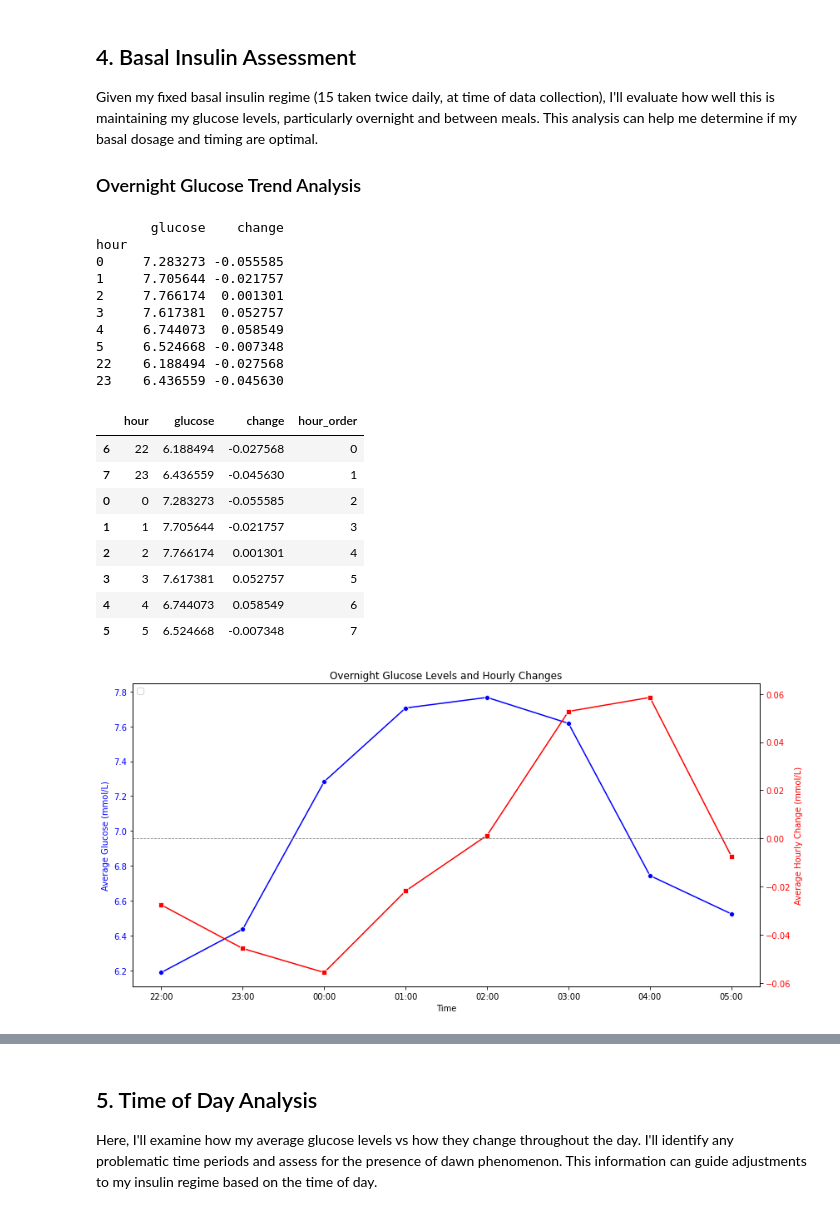
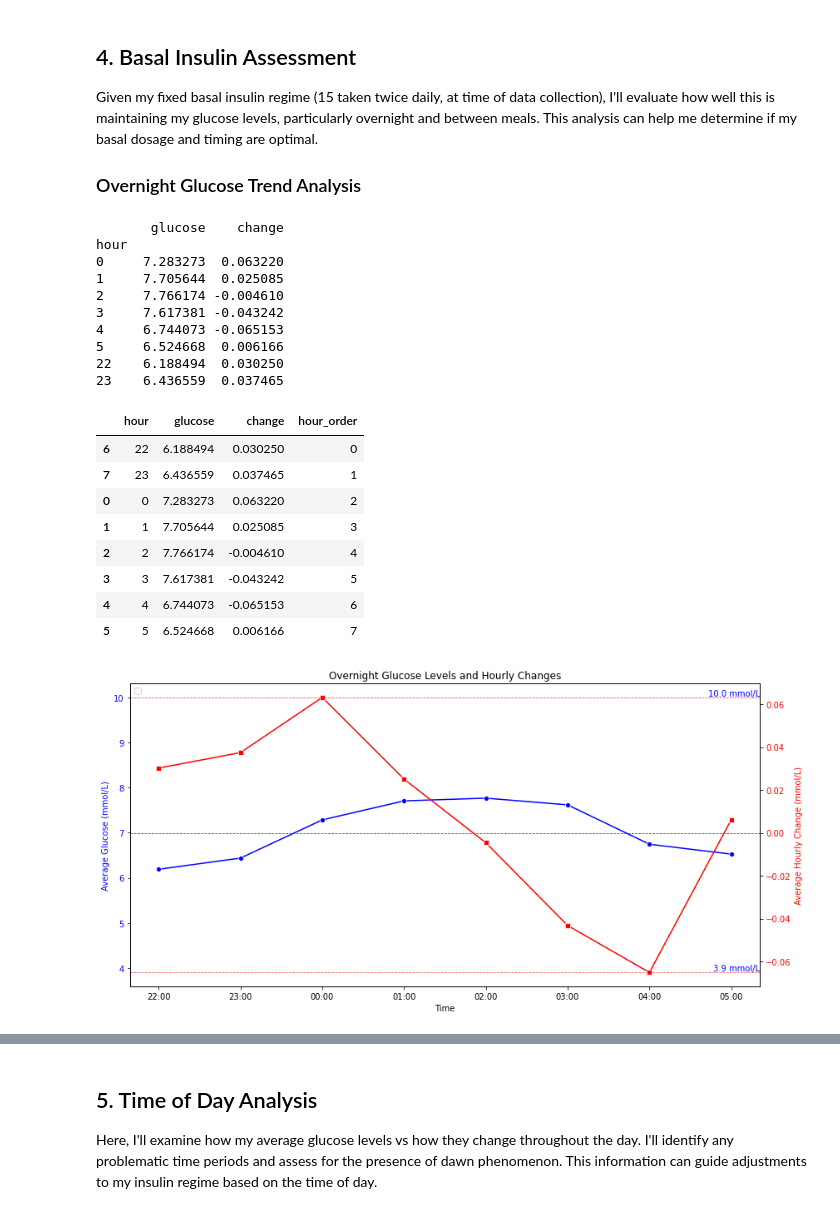
Before and after one commit to Warren8824/simple-glucose-analysis, a Jupyter notebook: glucose_analysis.ipynb, the cells around one changed output, grey strips where cells are left out. Saved outputs shown, nothing was run; the diff lists cells and outputs as text; code cells hidden in the pictures.

Commit message:
update meal impact analysis.

```diff
--- a/glucose_analysis.ipynb
+++ b/glucose_analysis.ipynb
@@ -135,17 +135,21 @@ df.drop(columns=['reset'], inplace=True)
 
 # Create the new column and initialize it with True
 df['no_treatments_for_4hours'] = True
+
 # Iterate through each row
-for index in range(len(df) - 37):  # Exclude the last 36 rows to avoid index error
-    # Check the next 48 rows for any values in 'carbs' or 'bolus' greater than 0
-    if any(df['carbs'].iloc[index + 1:index + 49] > 0) or any(df['bolus'].iloc[index + 1:index + 49] > 0):
+for index in range(len(df) - 48):  # Exclude the last 48 rows to avoid index error
+    # Check the next 48 rows (including the current row) for any values in 'carbs' or 'bolus' greater than 0
+    if any(df['carbs'].iloc[index:index + 49] > 0) or any(df['bolus'].iloc[index:index + 49] > 0):
         df.at[index, 'no_treatments_for_4hours'] = False  # Set to False if treatments are found
 
+# Set the last 48 rows to False as we can't be sure about the full 4 hours ahead
+df.loc[len(df) - 48:, 'no_treatments_for_4hours'] = False
+
 # Calculate the change over the past 5 minutes
-df['change'] = df['glucose'] - df['glucose'].shift(-1)
+df['change'] = df['glucose'] - df['glucose'].shift(1)
 
 # Calculate the change over the past hour
-df['hour_change'] = df['glucose'] - df['glucose'].shift(-12)
+df['hour_change'] = df['glucose'] - df['glucose'].shift(12)
 
 # Define stability conditions
 stable_condition = (df['hour_change'] >= -0.5) & (df['hour_change'] <= 0.5)
@@ -153,6 +157,10 @@ moderate_condition = (df['hour_change'] >= -1.0) & (df['hour_change'] <= 1.0)
 # Create a new column to indicate stability
 df['is_stable'] = stable_condition  # True if stable
 df['is_moderate'] = stable_condition | moderate_condition  # True if stable or moderately stable
+
+# Create columns showing glucose reading 2 hours post and 4 hours post, used for looking at post meal spikes and icr
+df['2h_post_meal_glucose'] = df['glucose'].shift(-24)  # 2 hours forward
+df['4h_post_meal_glucose'] = df['glucose'].shift(-48)  # 4 hours forward
 # %%
 df
 # %% [output]
@@ -808,14 +816,14 @@ print(overnight_avg)
 # %% [output]
        glucose    change
 hour
-0     7.283273 -0.055585
-1     7.705644 -0.021757
-2     7.766174  0.001301
-3     7.617381  0.052757
-4     6.744073  0.058549
-5     6.524668 -0.007348
-22    6.188494 -0.027568
-23    6.436559 -0.045630
+0     7.283273  0.063220
+1     7.705644  0.025085
+2     7.766174 -0.004610
+3     7.617381 -0.043242
+4     6.744073 -0.065153
+5     6.524668  0.006166
+22    6.188494  0.030250
+23    6.436559  0.037465
 # %%
 # Combine overnight_avg and overnight_hourly_change into a DataFrame
 trend_df = pd.DataFrame({'glucose': overnight_avg['glucose'], 'change': overnight_avg['change']})
@@ -833,14 +841,14 @@ trend_df = trend_df.sort_values('hour_order')
 trend_df
 # %% [output]
 |  | hour | glucose | change | hour_order |
-| 6 | 22 | 6.188494 | -0.027568 | 0 |
-| 7 | 23 | 6.436559 | -0.045630 | 1 |
-| 0 | 0 | 7.283273 | -0.055585 | 2 |
-| 1 | 1 | 7.705644 | -0.021757 | 3 |
-| 2 | 2 | 7.766174 | 0.001301 | 4 |
-| 3 | 3 | 7.617381 | 0.052757 | 5 |
-| 4 | 4 | 6.744073 | 0.058549 | 6 |
-| 5 | 5 | 6.524668 | -0.007348 | 7 |
+| 6 | 22 | 6.188494 | 0.030250 | 0 |
+| 7 | 23 | 6.436559 | 0.037465 | 1 |
+| 0 | 0 | 7.283273 | 0.063220 | 2 |
+| 1 | 1 | 7.705644 | 0.025085 | 3 |
+| 2 | 2 | 7.766174 | -0.004610 | 4 |
+| 3 | 3 | 7.617381 | -0.043242 | 5 |
+| 4 | 4 | 6.744073 | -0.065153 | 6 |
+| 5 | 5 | 6.524668 | 0.006166 | 7 |
 # %%
 fig, ax1 = plt.subplots(figsize=(12, 6))
 
@@ -849,35 +857,43 @@ sns.lineplot(x='hour_order', y='glucose', data=trend_df, ax=ax1, color='blue', m
 ax1.set_xlabel('Time')
 ax1.set_ylabel('Average Glucose (mmol/L)', color='blue')
 ax1.tick_params(axis='y', labelcolor='blue')
 
 # Create a twin Axes for hourly change
 ax2 = ax1.twinx()
 
 # Plot hourly change
 sns.lineplot(x='hour_order', y='change', data=trend_df, ax=ax2, color='red', marker='s')
 ax2.set_ylabel('Average Hourly Change (mmol/L)', color='red')
 ax2.tick_params(axis='y', labelcolor='red')
 
 # Add a horizontal line at y=0 for the change axis
-ax2.axhline(y=0, color='gray', linestyle='--', linewidth=0.8)
+ax2.axhline(y=0, color='green', linestyle='--', linewidth=0.8)
 
 # Set title
 plt.title('Overnight Glucose Levels and Hourly Changes')
 
 # Set custom x-ticks and labels
 ax1.set_xticks(range(len(hour_order)))
 ax1.set_xticklabels([f"{h:02d}:00" for h in hour_order])
+
+# Set horizontal gridlines at 3.9 mmol and 10.0 mmol - to show range
+ax1.axhline(y=3.9, color='red', linestyle='--', linewidth=0.8, alpha=0.7)
+ax1.axhline(y=10.0, color='red', linestyle='--', linewidth=0.8, alpha=0.7)
+
+# Add text annotations for the gridlines
+ax1.text(ax1.get_xlim()[1], 3.9, '3.9 mmol/L', verticalalignment='bottom', horizontalalignment='right', color='blue')
+ax1.text(ax1.get_xlim()[1], 10.0, '10.0 mmol/L', verticalalignment='bottom', horizontalalignment='right', color='blue')
 
 # Add legend
 lines1, labels1 = ax1.get_legend_handles_labels()
 lines2, labels2 = ax2.get_legend_handles_labels()
 ax1.legend(lines1 + lines2, ['Glucose', 'Change'], loc='upper left')
 
 # Adjust layout and display
 plt.tight_layout()
 plt.show()
 # %% [output]
-[figure, old version]
+[figure, new version]
 # %% [markdown]
 ## Overnight glucose Trend Assessment
 
```
Also changed, not shown: parts of 54 cells of this notebook.
